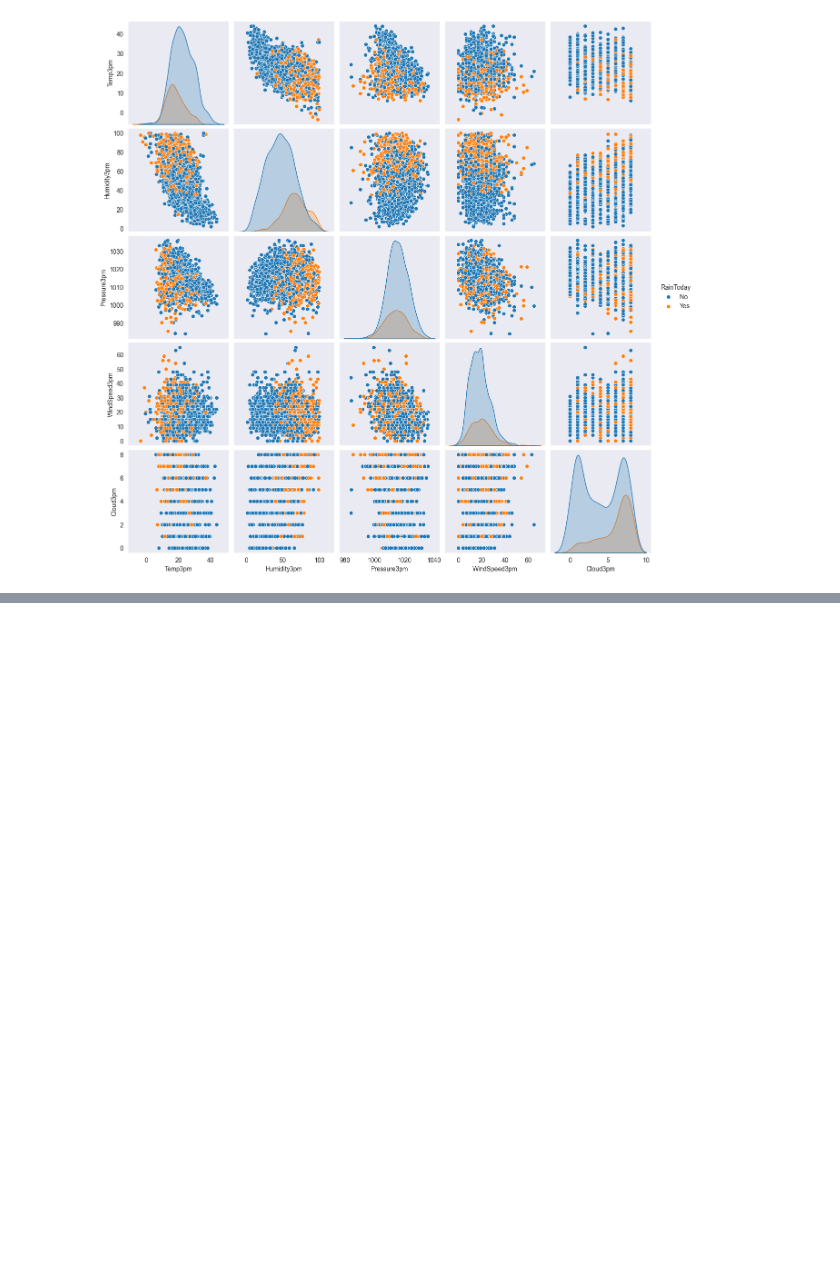
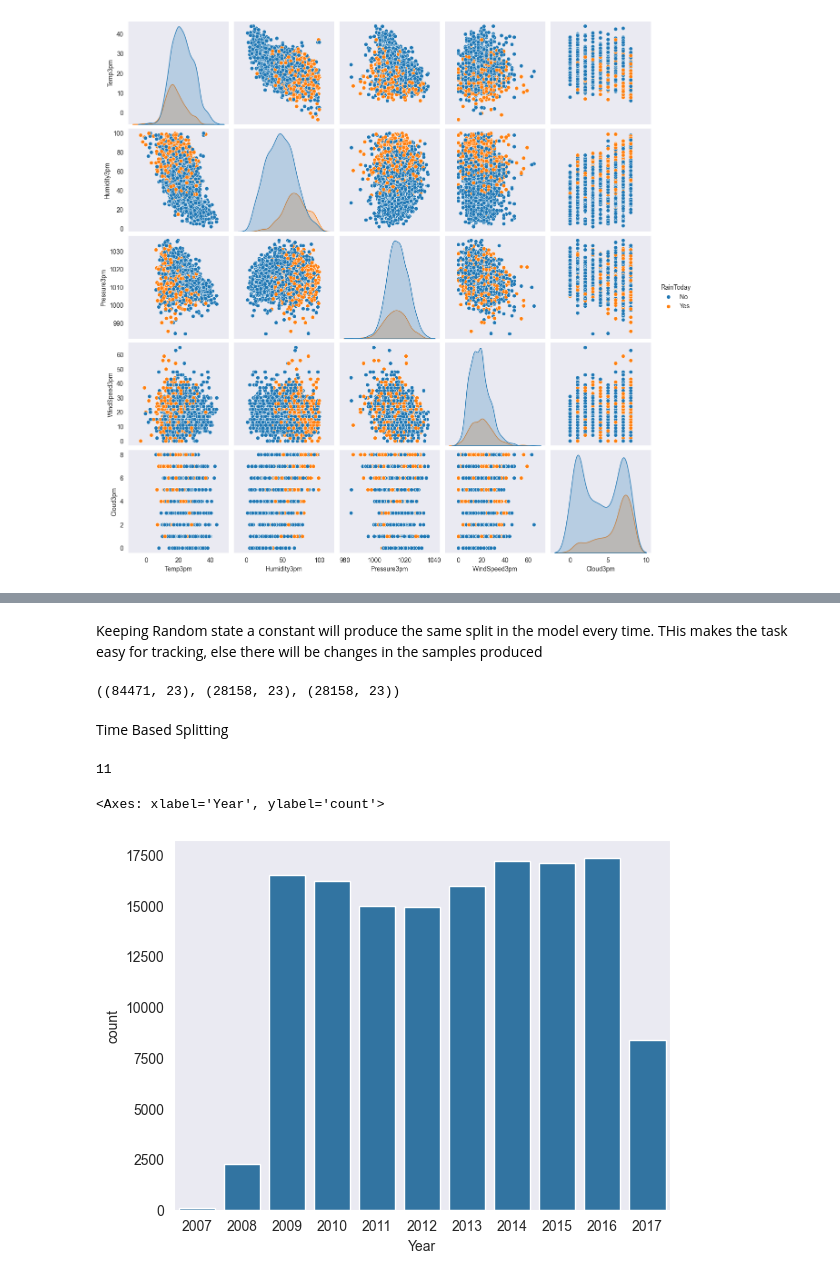
Before and after one commit to mr-ayush-agrawal/MachineLearningBasics, a Jupyter notebook: freeCodeCamp/LogReg/PreProcess.ipynb, the cells around one changed output, grey strips where cells are left out. Saved outputs shown, nothing was run; the diff lists cells and outputs as text; code cells hidden in the pictures; blank space fills up the shorter version.

Commit message:
Splitting the data

```diff
--- a/freeCodeCamp/LogReg/PreProcess.ipynb
+++ b/freeCodeCamp/LogReg/PreProcess.ipynb
@@ -196,0 +202,20 @@ sns.pairplot(raw_data[cols].sample(2500), hue='RainToday')
+# %% [markdown]
+Keeping Random state a constant will produce the same split in the model every time. THis makes the task easy for tracking, else there will be changes in the samples produced
+# %%
+Train, Test = train_test_split(raw_data, test_size = 0.2, random_state=randint(0, 1000))
+Train, Validate = train_test_split(Train, test_size=0.25, random_state=randint(0,1000))
+Train.shape, Validate.shape, Test.shape
+# %% [output]
+((84471, 23), (28158, 23), (28158, 23))
+# %% [markdown]
+Time Based Splitting
+# %%
+raw_data['Year']= pd.to_datetime(raw_data.Date).dt.year
+raw_data.Year.nunique()
+# %% [output]
+11
+# %%
+sns.countplot(x=raw_data.Year)
+# %% [output]
+<Axes: xlabel='Year', ylabel='count'>
+[figure, added]
```
Also changed, not shown: parts of 4 cells of this notebook.
